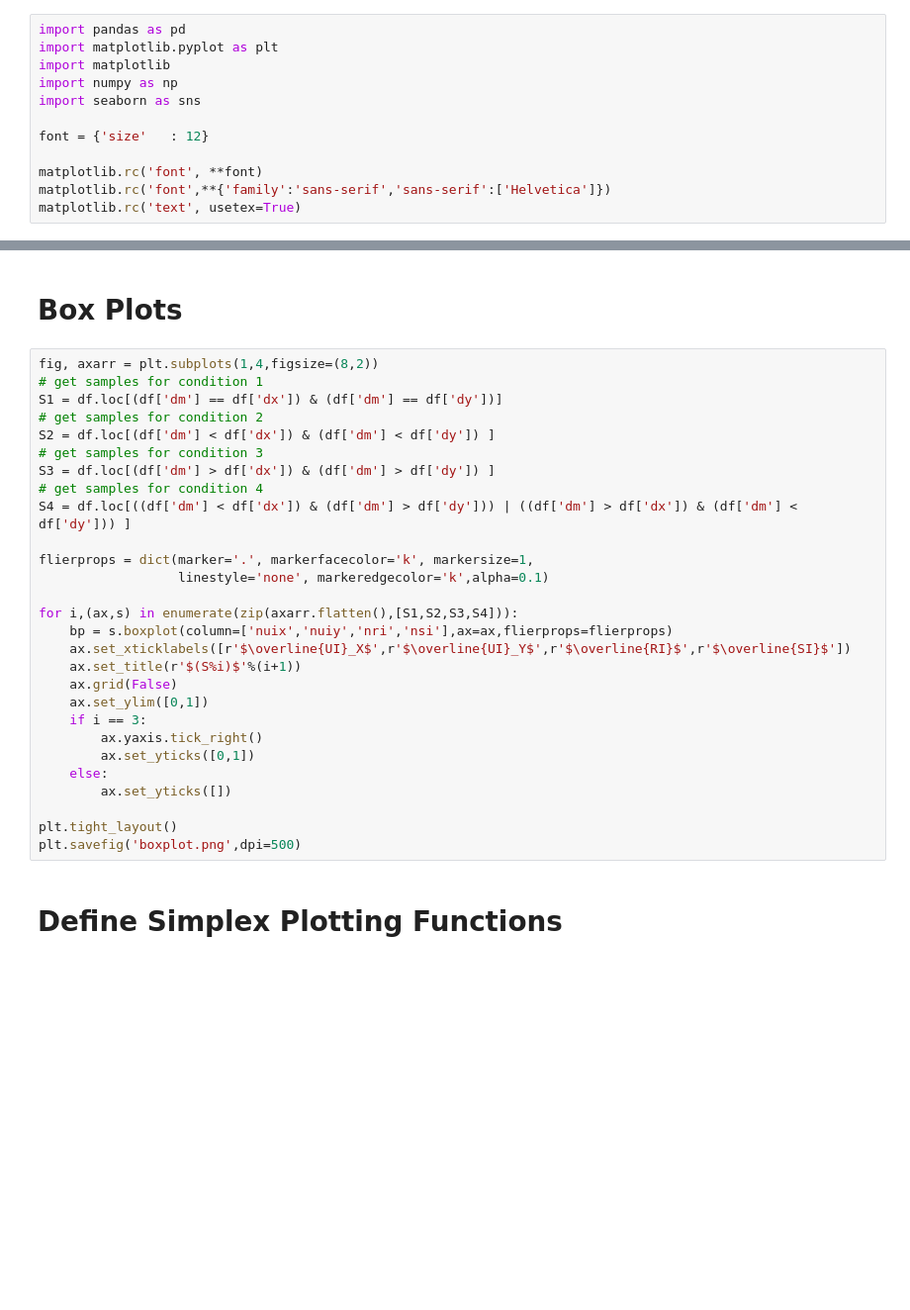
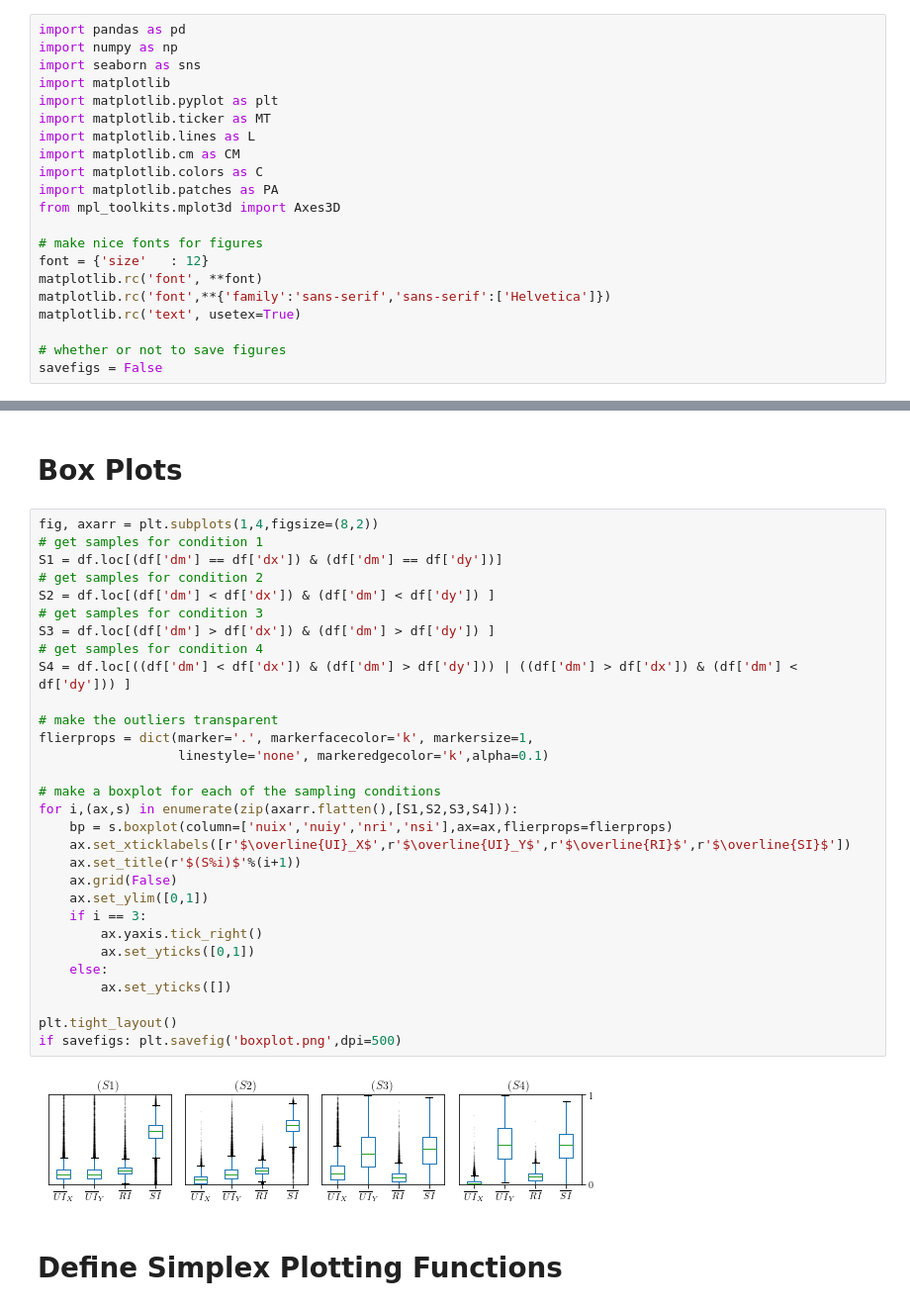
Before and after one commit to praveenv253/gpid, a Jupyter notebook: gen_figure.ipynb, the cells around one changed output, grey strips where cells are left out. Shown at 99% size. Saved outputs shown, nothing was run; the diff lists cells and outputs as text; blank space fills up the shorter version.

```diff
--- a/gen_figure.ipynb
+++ b/gen_figure.ipynb
@@ -1,15 +1,24 @@
 # %%
 import pandas as pd
-import matplotlib.pyplot as plt
-import matplotlib
 import numpy as np
 import seaborn as sns
+import matplotlib
+import matplotlib.pyplot as plt
+import matplotlib.ticker as MT
+import matplotlib.lines as L
+import matplotlib.cm as CM
+import matplotlib.colors as C
+import matplotlib.patches as PA
+from mpl_toolkits.mplot3d import Axes3D
 
+# make nice fonts for figures
 font = {'size'   : 12}
-
 matplotlib.rc('font', **font)
 matplotlib.rc('font',**{'family':'sans-serif','sans-serif':['Helvetica']})
 matplotlib.rc('text', usetex=True)
+
+# whether or not to save figures
+savefigs = False
 # %% [markdown]
 # Load Results
 # %%
@@ -20,31 +37,35 @@ df.head()
 # %%
 fig, axarr = plt.subplots(1,4,figsize=(8,2))
 # get samples for condition 1
 S1 = df.loc[(df['dm'] == df['dx']) & (df['dm'] == df['dy'])]
 # get samples for condition 2
 S2 = df.loc[(df['dm'] < df['dx']) & (df['dm'] < df['dy']) ]
 # get samples for condition 3
 S3 = df.loc[(df['dm'] > df['dx']) & (df['dm'] > df['dy']) ]
 # get samples for condition 4
 S4 = df.loc[((df['dm'] < df['dx']) & (df['dm'] > df['dy'])) | ((df['dm'] > df['dx']) & (df['dm'] < df['dy'])) ]
 
+# make the outliers transparent
 flierprops = dict(marker='.', markerfacecolor='k', markersize=1,
                   linestyle='none', markeredgecolor='k',alpha=0.1)
 
+# make a boxplot for each of the sampling conditions
 for i,(ax,s) in enumerate(zip(axarr.flatten(),[S1,S2,S3,S4])):
     bp = s.boxplot(column=['nuix','nuiy','nri','nsi'],ax=ax,flierprops=flierprops)
     ax.set_xticklabels([r'$\overline{UI}_X$',r'$\overline{UI}_Y$',r'$\overline{RI}$',r'$\overline{SI}$'])
     ax.set_title(r'$(S%i)$'%(i+1))
     ax.grid(False)
     ax.set_ylim([0,1])
     if i == 3:
         ax.yaxis.tick_right()
         ax.set_yticks([0,1])
     else:
         ax.set_yticks([])
 
 plt.tight_layout()
-plt.savefig('boxplot.png',dpi=500)
+if savefigs: plt.savefig('boxplot.png',dpi=500)
+# %% [output]
+[figure, added]
 # %% [markdown]
 # Define Simplex Plotting Functions
 # %%
```
Also changed, not shown: parts of 4 cells of this notebook.
